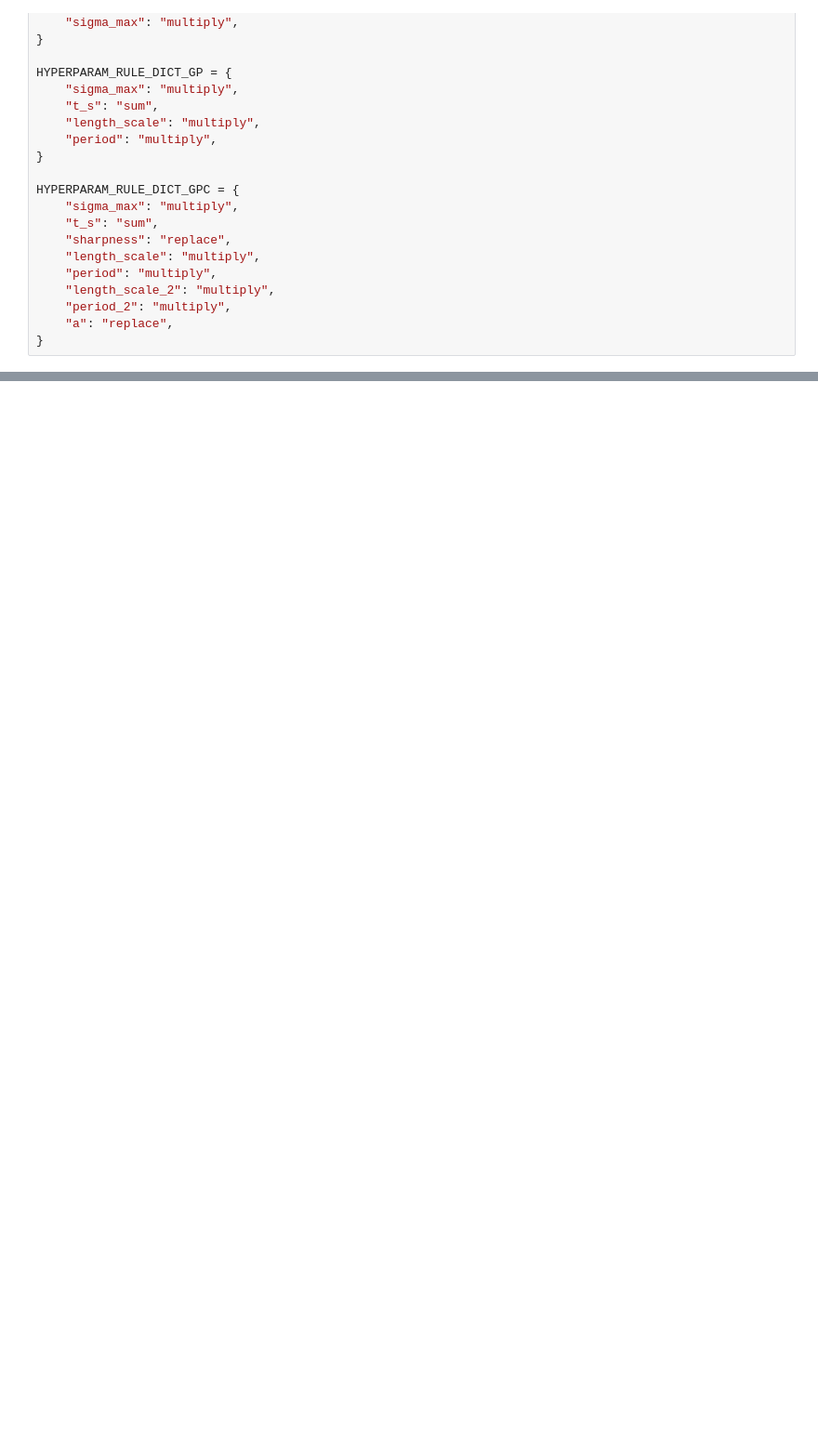
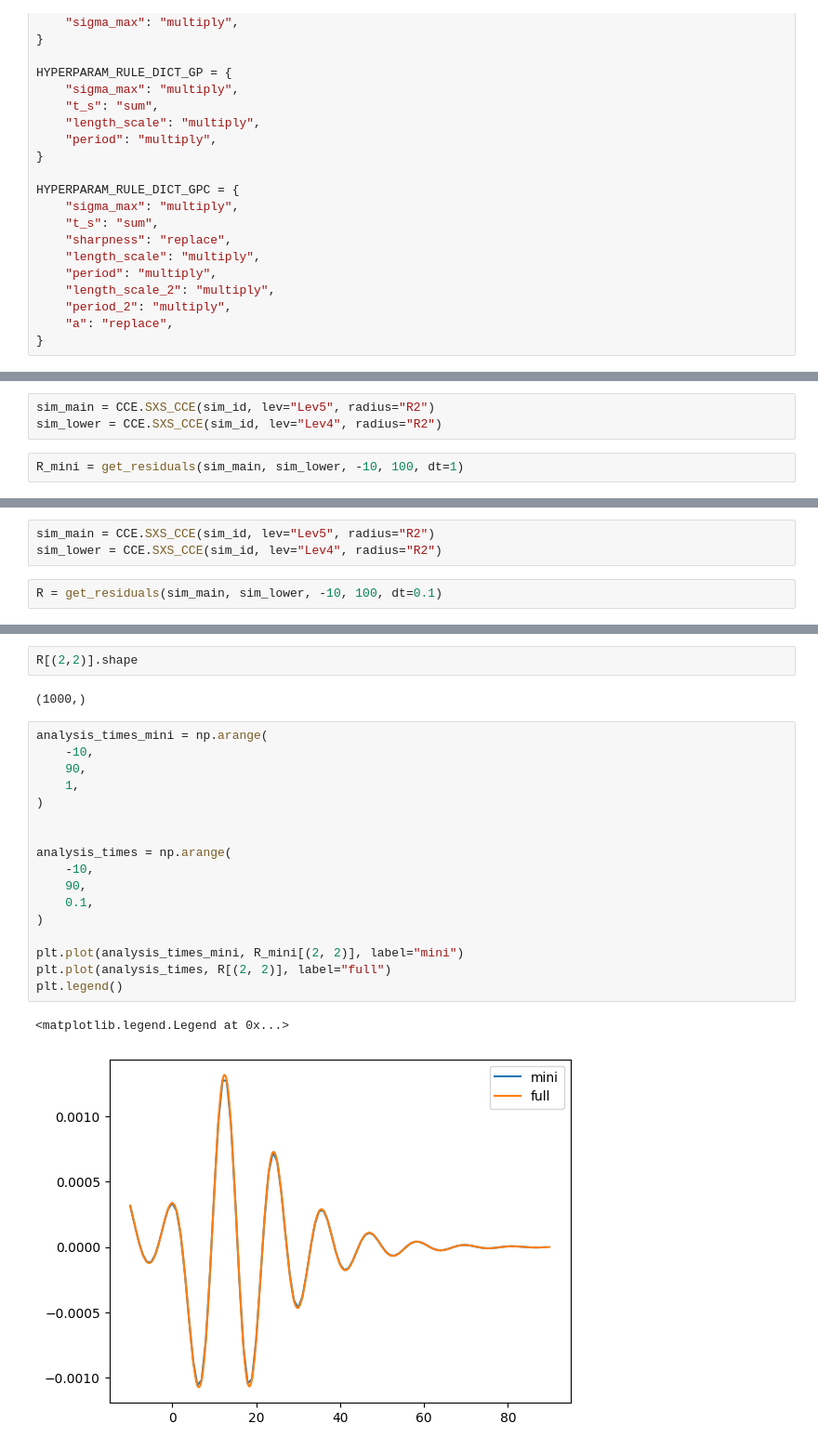
Before and after one commit to BGP-QNM-FITS/bgp_qnm_fits, a Jupyter notebook: bgp_qnm_fits/data/gp_kernel_tests.ipynb, the cells around one changed output, grey strips where cells are left out. Shown at 93% size. Drawn from its saved outputs; the diff is of its cells as text; blank space fills up the shorter version.

```diff
--- a/bgp_qnm_fits/data/gp_kernel_tests.ipynb
+++ b/bgp_qnm_fits/data/gp_kernel_tests.ipynb
@@ -206,0 +368,5 @@ KeyboardInterrupt:
+# %%
+sim_main = CCE.SXS_CCE(sim_id, lev="Lev5", radius="R2")
+sim_lower = CCE.SXS_CCE(sim_id, lev="Lev4", radius="R2")
+# %%
+R_mini = get_residuals(sim_main, sim_lower, -10, 100, dt=1)
@@ -206,0 +375,5 @@ KeyboardInterrupt:
+# %%
+sim_main = CCE.SXS_CCE(sim_id, lev="Lev5", radius="R2")
+sim_lower = CCE.SXS_CCE(sim_id, lev="Lev4", radius="R2")
+# %%
+R = get_residuals(sim_main, sim_lower, -10, 100, dt=0.1)
@@ -206,0 +398,24 @@ KeyboardInterrupt:
+# %%
+R[(2,2)].shape
+# %% [output]
+(1000,)
+# %%
+analysis_times_mini = np.arange(
+    -10,
+    90,
+    1,
+)
+
+
+analysis_times = np.arange(
+    -10,
+    90,
+    0.1,
+)
+
+plt.plot(analysis_times_mini, R_mini[(2, 2)], label="mini")
+plt.plot(analysis_times, R[(2, 2)], label="full")
+plt.legend()
+# %% [output]
+<matplotlib.legend.Legend at 0x...>
+[figure, added]
```
Also changed, not shown: parts of 14 cells of this notebook, 22 other files.
